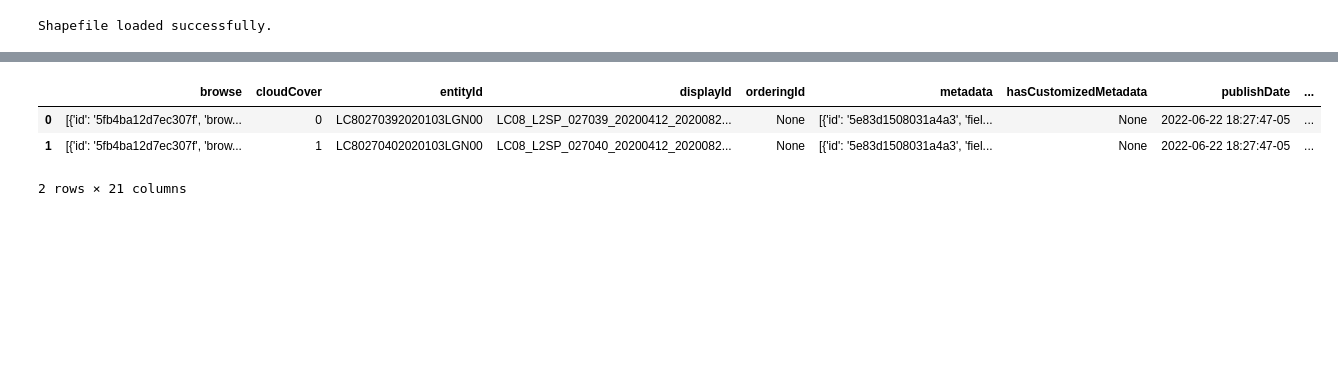
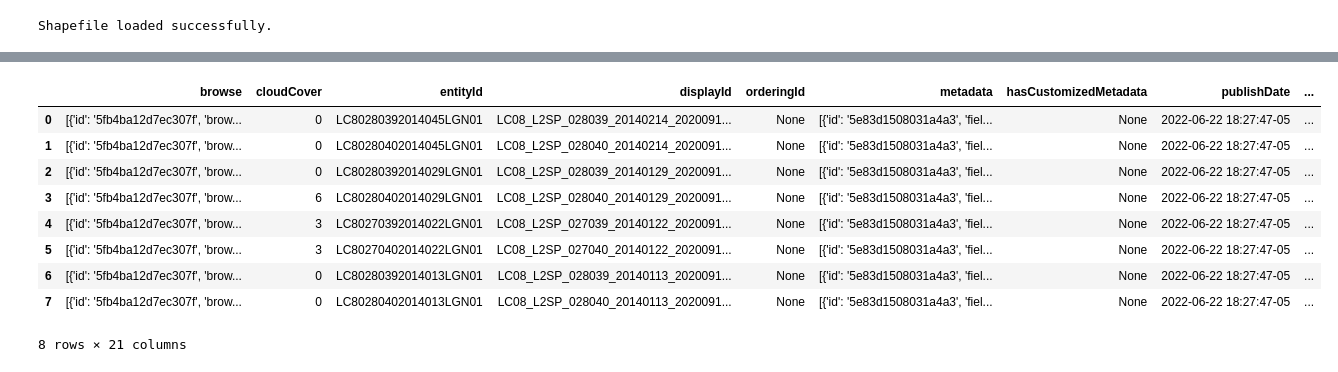
Before and after one commit to JesseGuerrero/Heat-Islands-Landsat, a Jupyter notebook: LandSatScript.ipynb, the cells around one changed output, grey strips where cells are left out. Cells and saved outputs as stored; diff of their text form; code cells hidden in the pictures; blank space fills up the shorter version.

```diff
--- a/LandSatScript.ipynb
+++ b/LandSatScript.ipynb
@@ -7,7 +7,10 @@ import os
 import sys
 import time
 import pandas as pd
-fileType = 'band'
-bandNames = {'B3', 'B4', 'B5', 'ST_B10'}
+datasets = ['landsat_ot_c2_l2', 'srtm_v3', 'ccdc_v1_3']
+i = 0
+'''['nlcd_collection_lndcov']'''
+bandNames = {'B2', 'B3', 'B4', 'B5', 'B6', 'ST_B10'}
+years = [2014]
 includeMetadata = True
 # %% [output]
@@ -69,12 +48,18 @@ search_payload = {
 # %%
-# Cell 6: Search for Scenes
+search_payload = createSceneSearchPayload(datasets[i], aoi_geodf, years[0], 20)
 scenes = sendRequest(serviceUrl + "scene-search", search_payload, apiKey)
 pd.json_normalize(scenes['results'])
 # %% [output]
 |  | browse | cloudCover | entityId | displayId | orderingId | metadata | hasCustomizedMetadata | publishDate | ... |
-| 0 | [{'id': '5fb4ba12d7ec307f', 'brow... | 0 | LC80270392020103LGN00 | LC08_L2SP_027039_20200412_2020082... | None | [{'id': '5e83d1508031a4a3', 'fiel... | None | 2022-06-22 18:27:47-05 | ... |
-| 1 | [{'id': '5fb4ba12d7ec307f', 'brow... | 1 | LC80270402020103LGN00 | LC08_L2SP_027040_20200412_2020082... | None | [{'id': '5e83d1508031a4a3', 'fiel... | None | 2022-06-22 18:27:47-05 | ... |
+| 0 | [{'id': '5fb4ba12d7ec307f', 'brow... | 0 | LC80280392014045LGN01 | LC08_L2SP_028039_20140214_2020091... | None | [{'id': '5e83d1508031a4a3', 'fiel... | None | 2022-06-22 18:27:47-05 | ... |
+| 1 | [{'id': '5fb4ba12d7ec307f', 'brow... | 0 | LC80280402014045LGN01 | LC08_L2SP_028040_20140214_2020091... | None | [{'id': '5e83d1508031a4a3', 'fiel... | None | 2022-06-22 18:27:47-05 | ... |
+| 2 | [{'id': '5fb4ba12d7ec307f', 'brow... | 0 | LC80280392014029LGN01 | LC08_L2SP_028039_20140129_2020091... | None | [{'id': '5e83d1508031a4a3', 'fiel... | None | 2022-06-22 18:27:47-05 | ... |
+| 3 | [{'id': '5fb4ba12d7ec307f', 'brow... | 6 | LC80280402014029LGN01 | LC08_L2SP_028040_20140129_2020091... | None | [{'id': '5e83d1508031a4a3', 'fiel... | None | 2022-06-22 18:27:47-05 | ... |
+| 4 | [{'id': '5fb4ba12d7ec307f', 'brow... | 3 | LC80270392014022LGN01 | LC08_L2SP_027039_20140122_2020091... | None | [{'id': '5e83d1508031a4a3', 'fiel... | None | 2022-06-22 18:27:47-05 | ... |
+| 5 | [{'id': '5fb4ba12d7ec307f', 'brow... | 3 | LC80270402014022LGN01 | LC08_L2SP_027040_20140122_2020091... | None | [{'id': '5e83d1508031a4a3', 'fiel... | None | 2022-06-22 18:27:47-05 | ... |
+| 6 | [{'id': '5fb4ba12d7ec307f', 'brow... | 0 | LC80280392014013LGN01 | LC08_L2SP_028039_20140113_2020091... | None | [{'id': '5e83d1508031a4a3', 'fiel... | None | 2022-06-22 18:27:47-05 | ... |
+| 7 | [{'id': '5fb4ba12d7ec307f', 'brow... | 0 | LC80280402014013LGN01 | LC08_L2SP_028040_20140113_2020091... | None | [{'id': '5e83d1508031a4a3', 'fiel... | None | 2022-06-22 18:27:47-05 | ... |
-2 rows × 21 columns
+8 rows × 21 columns
 # %%
 # Cell 7: Collect Entity IDs
 entityIds = [result['entityId'] for result in scenes['results'] if result['options']['bulk']]
```
Also changed, not shown: parts of 13 cells of this notebook, 10 other files.
